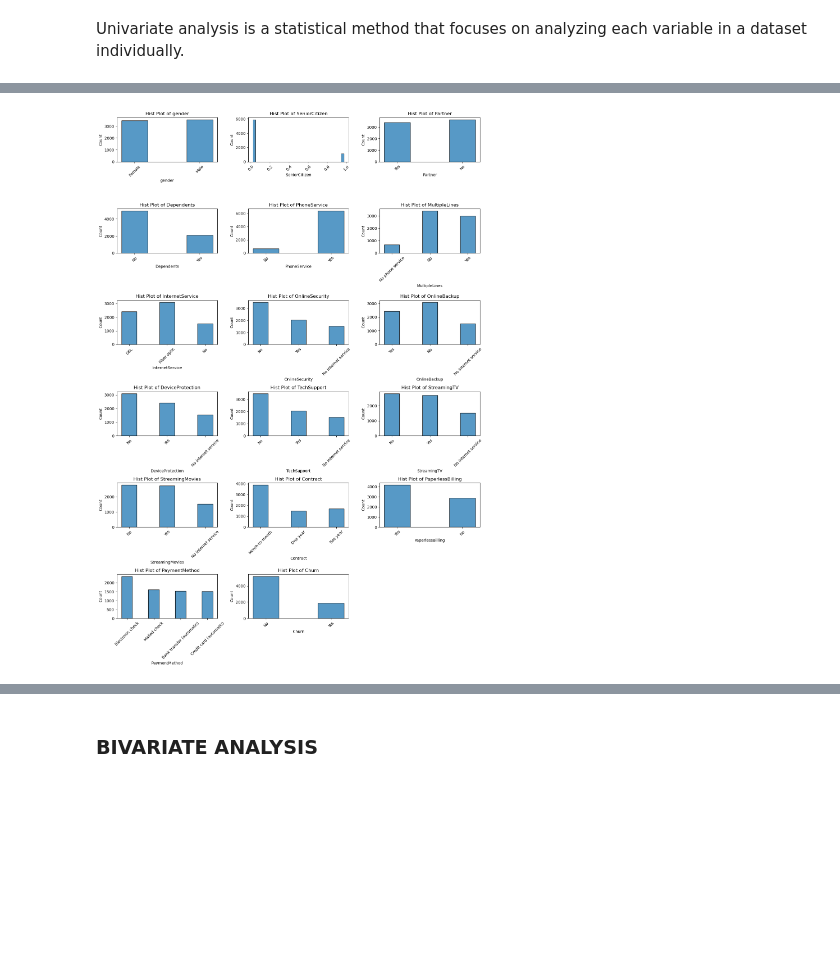
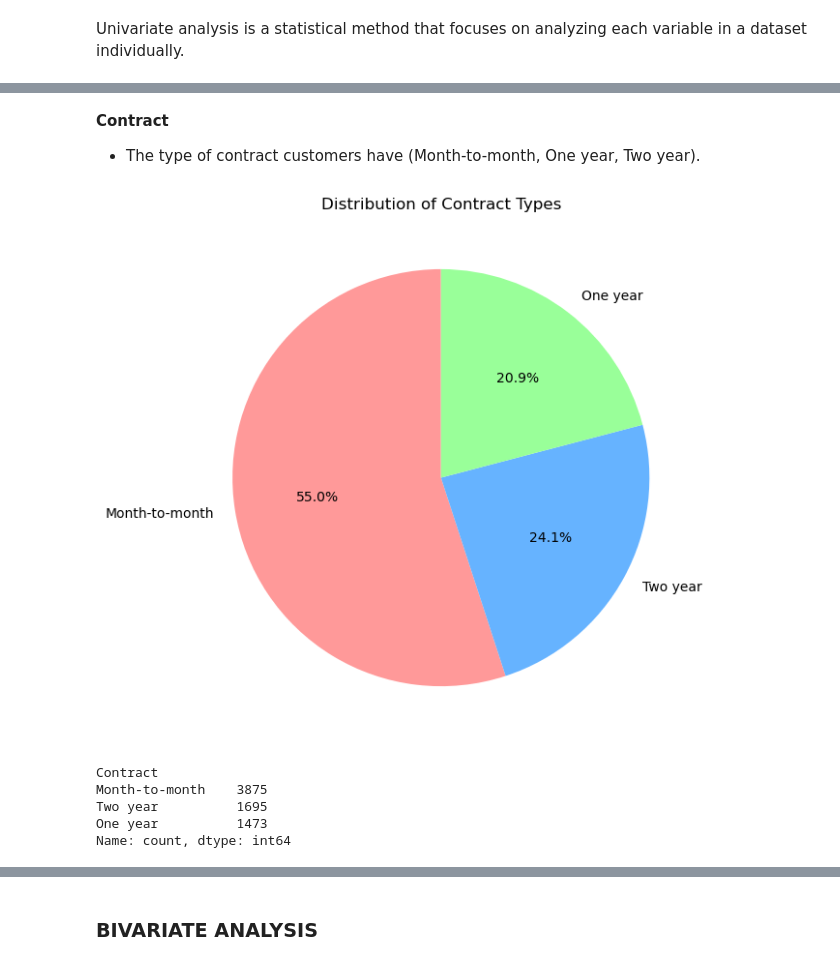
Before and after one commit to ManoharKonala/BootCamp_2K24, a Jupyter notebook: Customer Churn Analysis/Analysis_Customer_Churn.ipynb, the cells around one changed output, grey strips where cells are left out. Drawn from its saved outputs; the diff is of its cells as text; code cells hidden in the pictures; blank space fills up the shorter version.

```diff
--- a/Customer Churn Analysis/Analysis_Customer_Churn.ipynb
+++ b/Customer Churn Analysis/Analysis_Customer_Churn.ipynb
@@ -106,6 +128,6 @@ dtype('float64')
 # %%
-# Fill missing values in 'TotalCharges' with the median value
-df['TotalCharges'] = df['TotalCharges'].fillna(df['TotalCharges'].median())
+# Fill missing values in 'TotalCharges' with the '0'
+df['TotalCharges'] = df['TotalCharges'].fillna(0)
 
 # Verify there are no more null values
 null_values_after = df.isnull().sum()
@@ -300,17 +274,18 @@ plt.show()
-# %%
-categorical_columns = ['gender', 'SeniorCitizen', 'Partner', 'Dependents',
-                       'PhoneService', 'MultipleLines', 'InternetService',
-                       'OnlineSecurity', 'OnlineBackup', 'DeviceProtection',
-                       'TechSupport', 'StreamingTV', 'StreamingMovies',
-                       'Contract', 'PaperlessBilling', 'PaymentMethod', 'Churn']
-
-plt.figure(figsize=(14, 20))
-for i, column in enumerate(categorical_columns, 1):
-    plt.subplot(6, 3, i)
-    sns.histplot(x=df[column],multiple='dodge',shrink=0.4)
-    plt.title(f'Hist Plot of {column}')
-    plt.xticks(rotation=45)
-plt.tight_layout()
-plt.show()
-# %% [output]
-[figure, removed]
+# %% [markdown]
+**Contract**
+* The type of contract customers have (Month-to-month, One year, Two year).
+# %%
+plt.figure(figsize=(10, 7))
+df['Contract'].value_counts().plot.pie(autopct='%1.1f%%', startangle=90, colors=['#ff9999','#66b3ff','#99ff99'])
+plt.title('Distribution of Contract Types')
+plt.ylabel('')
+plt.show()
+
+df['Contract'].value_counts()
+# %% [output]
+[figure, added]
+Contract
+Month-to-month    3875
+Two year          1695
+One year          1473
+Name: count, dtype: int64
```
Also changed, not shown: parts of 20 cells of this notebook.
